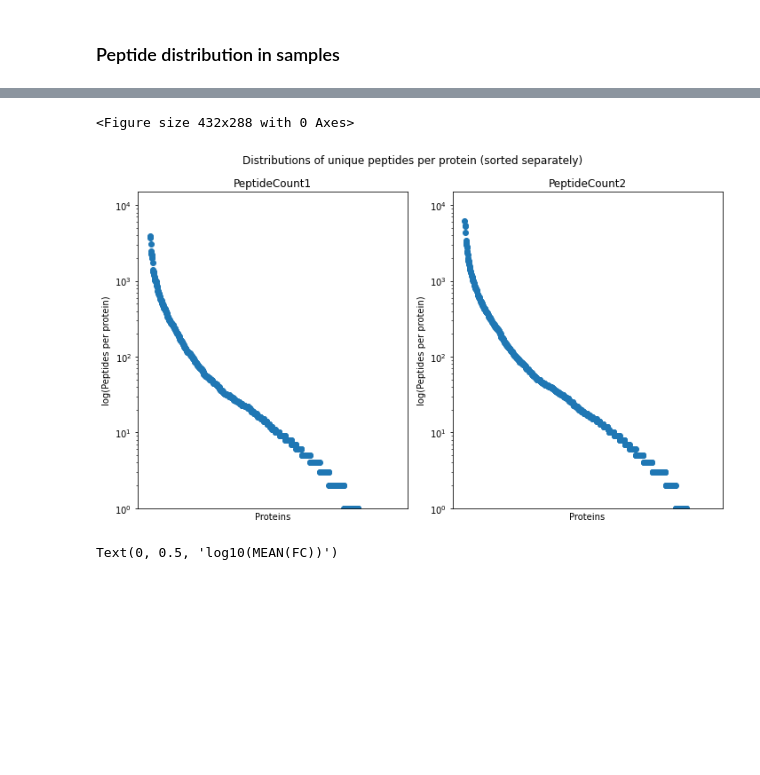
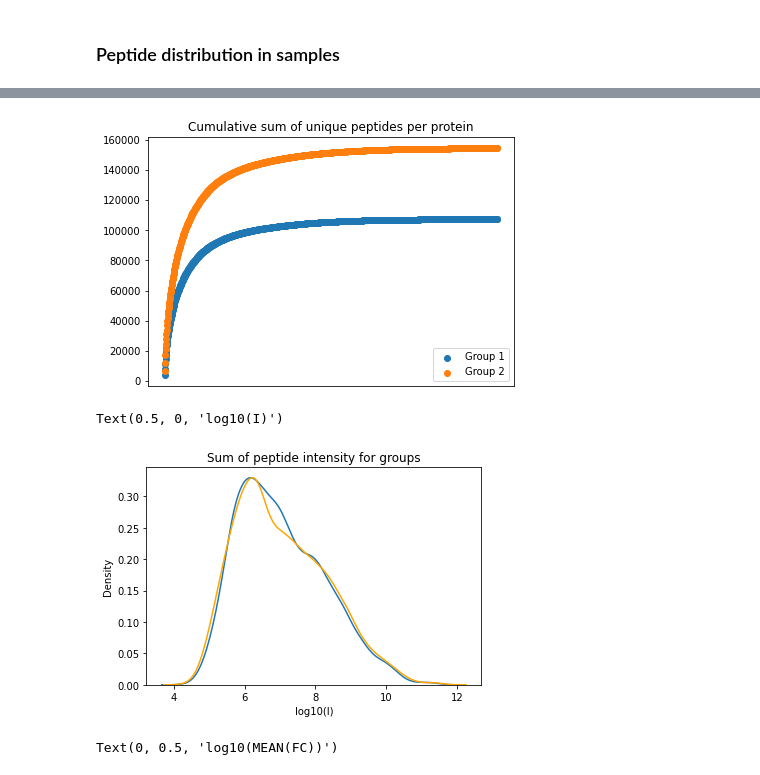
Before and after one commit to ErikHartman/sepsis-ml, a Jupyter notebook: src/general.ipynb, the cells around one changed output, grey strips where cells are left out. Drawn from its saved outputs; the diff is of its cells as text; code cells hidden in the pictures; blank space fills up the shorter version.

```diff
--- a/src/general.ipynb
+++ b/src/general.ipynb
@@ -60,31 +56,33 @@ plot_peptides_per_protein_piechart(df)
 # %%
 def plot_peptide_distribution(df):
     plt.clf()
-    fig, axs = plt.subplots(1,2, figsize=(10,6))
+    fig = plt.Figure()
     df = df.groupby('Protein', as_index=False).sum()
+    for PeptideCount in ['PeptideCount1','PeptideCount2']:
+        df.sort_values(PeptideCount, ascending=False, inplace=True)
+        plt.scatter(x=range(len(df['Protein'])), y=df[PeptideCount].cumsum(), label=PeptideCount)
 
 
-
-    for ax, PeptideCount in zip(axs.ravel(), ['PeptideCount1','PeptideCount2']):
-        df.sort_values(PeptideCount, ascending=False, inplace=True)
-        ax.scatter(x=range(len(df['Protein'])), y=df[PeptideCount].values)
-        ax.tick_params(
-            axis='x',
-            which='both',
-            bottom=False,
-            top=False,
-            labelbottom=False)
-        ax.set_yscale('log')
-        ax.set_ylim([1, 1.5*10**4])
-        ax.set_ylabel('log(Peptides per protein)')
-        ax.set_xlabel('Proteins')
-        ax.set_title(PeptideCount)
-    plt.suptitle('Distributions of unique peptides per protein (sorted separately)')
+    plt.tick_params(
+    axis='x',
+    which='both',
+    bottom=False,
+    top=False,
+    labelbottom=False)
+    plt.title('Cumulative sum of unique peptides per protein')
+    plt.legend(['Group 1','Group 2'])
     savefig('ProteinDistribution')
 plot_peptide_distribution(df)
 # %% [output]
-<Figure size 432x288 with 0 Axes>
-[figure, old version]
+[figure, new version]
+# %%
+sns.kdeplot(x=[np.log10(x) for x in df['IntensitySum1']])
+sns.kdeplot(x=[np.log10(x) for x in df['IntensitySum2']], color='orange')
+plt.title('Sum of peptide intensity for groups')
+plt.xlabel('log10(I)')
+# %% [output]
+Text(0.5, 0, 'log10(I)')
+[figure, added]
 # %%
 plt.clf()
 mean_FC = [np.log2(x) for x in df.groupby('Protein').mean()['FC'].values]
```
Also changed, not shown: parts of 11 cells of this notebook, 5 other files.
